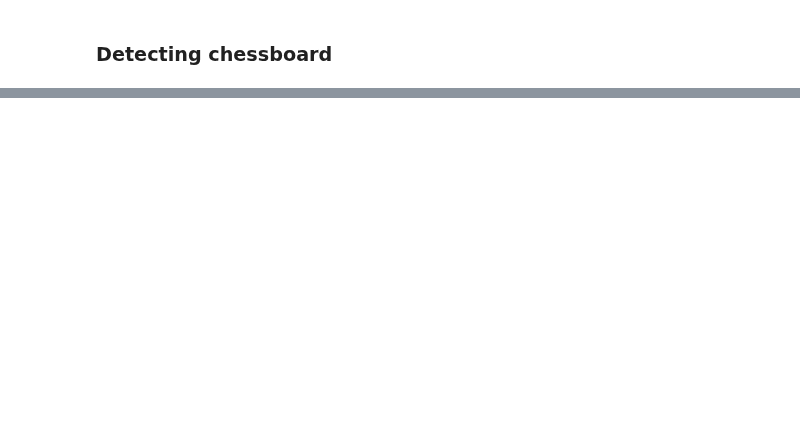
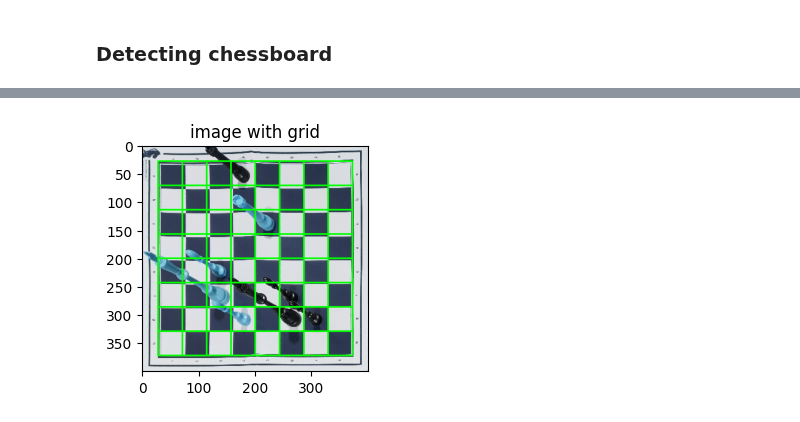
Before and after one commit to wesdpre/-Detect_the_chess_board_and_chess_pieces, a Jupyter notebook: chess-recognition-pipeline.ipynb, the cells around one changed output, grey strips where cells are left out. Cells and saved outputs as stored; diff of their text form; code cells hidden in the pictures; blank space fills up the shorter version.

```diff
--- a/chess-recognition-pipeline.ipynb
+++ b/chess-recognition-pipeline.ipynb
@@ -101,0 +40,4 @@ cv2.destroyAllWindows()
+# %%
+chesboard_grids(warped_image, show = True)
+# %% [output]
+[figure, added]
```
Also changed, not shown: parts of 8 cells of this notebook, 51 other files.
